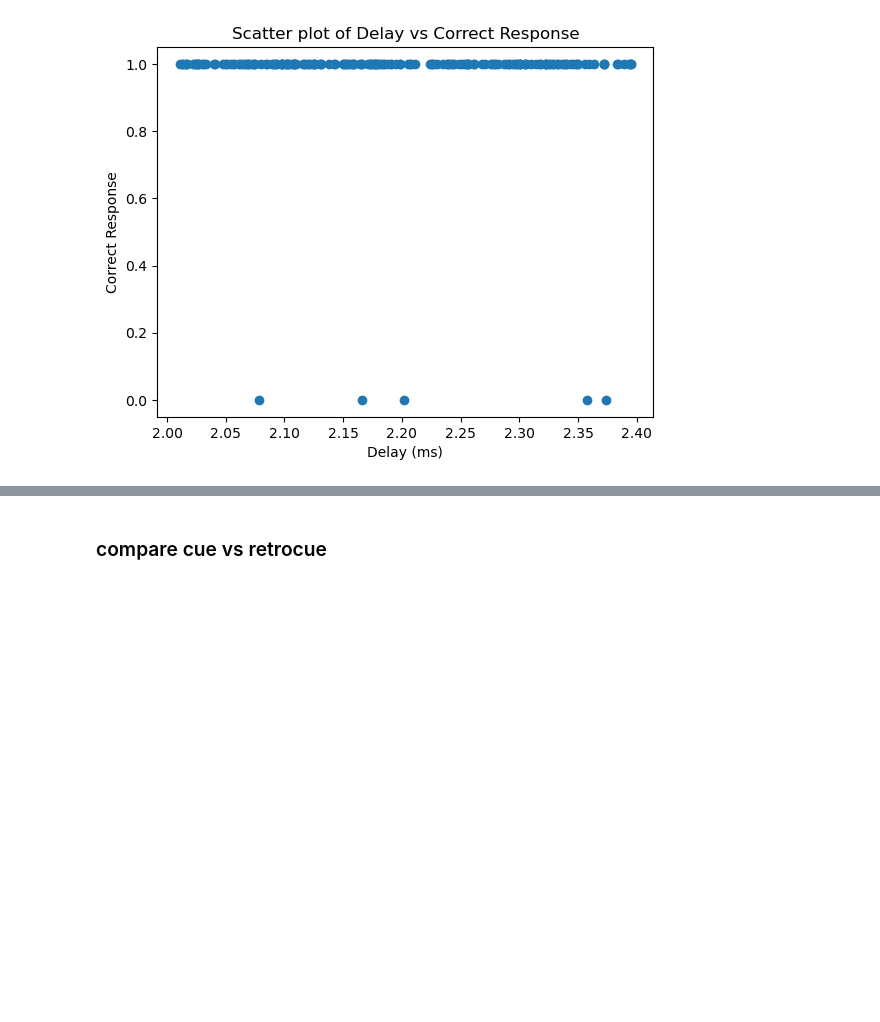
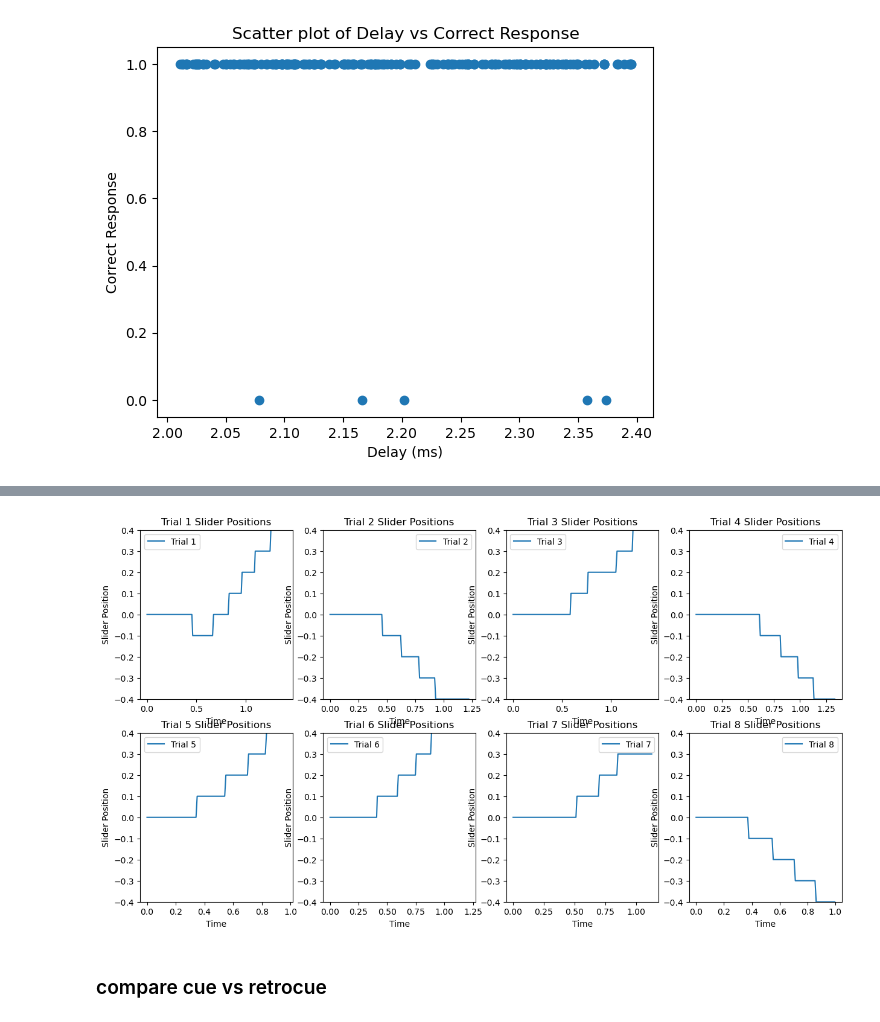
Before and after one commit to renee-tung/DualContextWM_Task, a Jupyter notebook: src/renee_plots.ipynb, the cells around one changed output, grey strips where cells are left out. Saved outputs shown, nothing was run; the diff lists cells and outputs as text; code cells hidden in the pictures; blank space fills up the shorter version.

```diff
--- a/src/renee_plots.ipynb
+++ b/src/renee_plots.ipynb
@@ -103,0 +179,3 @@ plt.show()
+# %%
+for i in range(8):
+    print(len(slider_trial_positions[i]['pos']))
@@ -104,3 +191,20 @@ plt.show()
+# %%
+# plot slider positions
+slider_trial_positions = [task_struct['slider_positions'][i] for i in range(len(task_struct['slider_positions'])) if not (task_struct['slider_positions'][i] is None)]
+
+fig, axs = plt.subplots(2,4, figsize=(15,8))
+axs = axs.flatten()
+for i in range(min(8, len(slider_trial_positions))):
+    axs[i].plot(slider_trial_positions[i]['time'], slider_trial_positions[i]['pos'], label=f'Trial {i+1}')
+    axs[i].set_title(f'Trial {i+1} Slider Positions')
+    axs[i].set_xlabel('Time')
+    axs[i].set_ylabel('Slider Position')
+    axs[i].set_ylim(-0.4, 0.4)
+    axs[i].legend()
+
+plt.show()
+# %% [output]
+[figure, added]
 # %% [markdown]
 ### compare cue vs retrocue
 # %%
```
Also changed, not shown: parts of 8 cells of this notebook, 18 other files.
